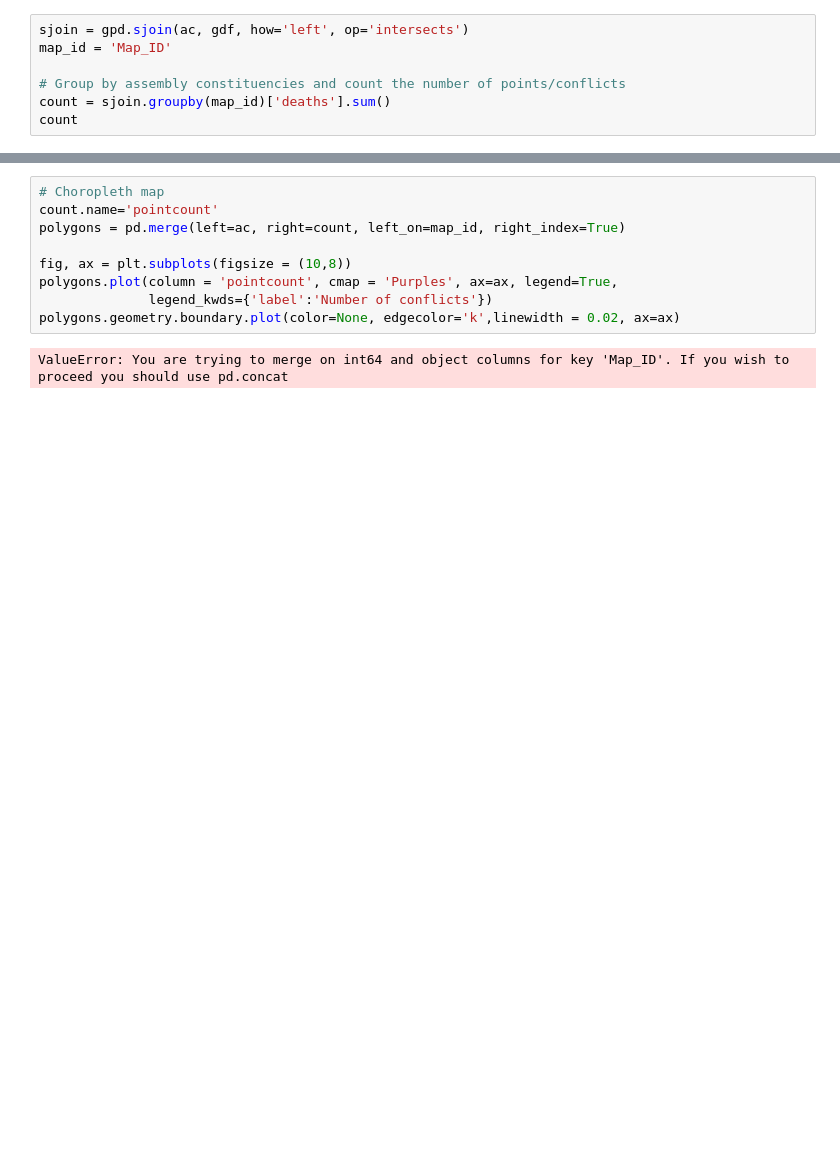
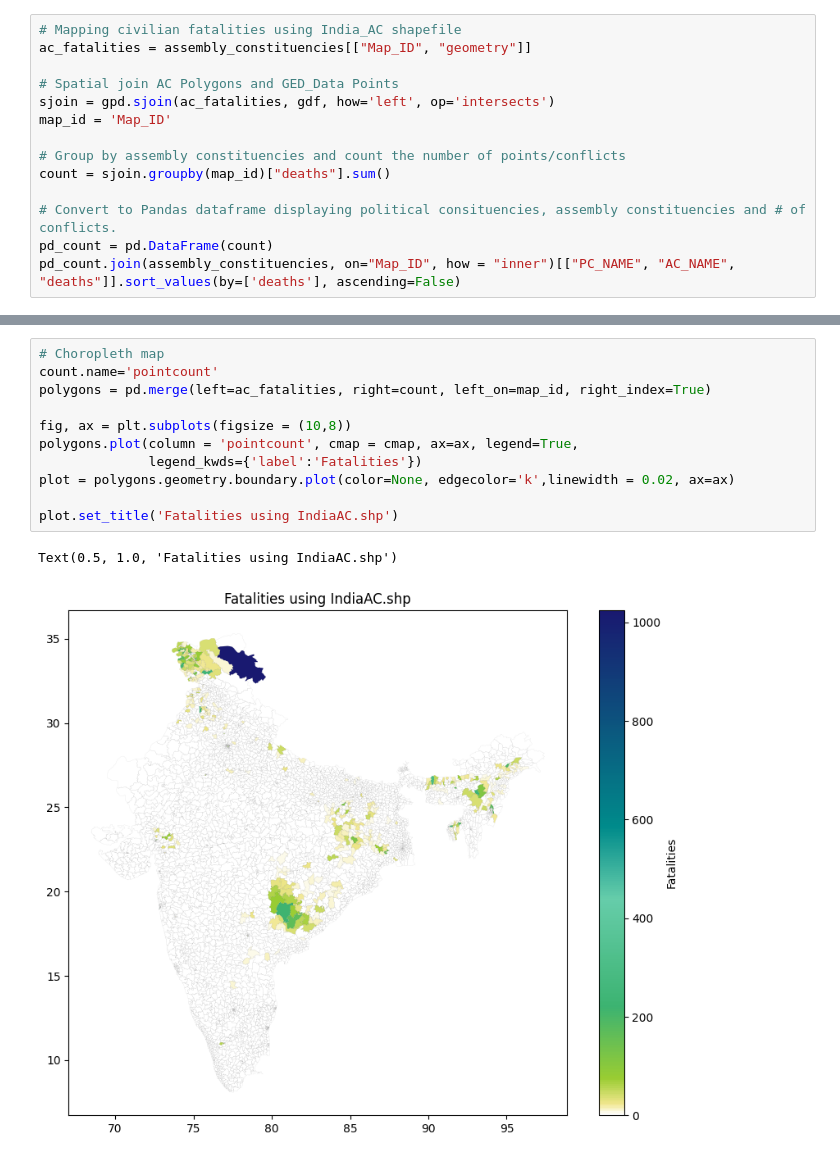
Before and after one commit to jonathanold/conflict-india, a Jupyter notebook: code/GED_choropleth.ipynb, the cells around one changed output, grey strips where cells are left out. Saved outputs shown, nothing was run; the diff lists cells and outputs as text; blank space fills up the shorter version.

```diff
--- a/code/GED_choropleth.ipynb
+++ b/code/GED_choropleth.ipynb
@@ -94,10 +126,17 @@ KeyError: "['GID_2'] not in index"
 # %%
-sjoin = gpd.sjoin(ac, gdf, how='left', op='intersects')
+# Mapping civilian fatalities using India_AC shapefile
+ac_fatalities = assembly_constituencies[["Map_ID", "geometry"]]
+
+# Spatial join AC Polygons and GED_Data Points
+sjoin = gpd.sjoin(ac_fatalities, gdf, how='left', op='intersects')
 map_id = 'Map_ID'
 
 # Group by assembly constituencies and count the number of points/conflicts
-count = sjoin.groupby(map_id)['deaths'].sum()
-count
+count = sjoin.groupby(map_id)["deaths"].sum()
+
+# Convert to Pandas dataframe displaying political consituencies, assembly constituencies and # of conflicts.
+pd_count = pd.DataFrame(count)
+pd_count.join(assembly_constituencies, on="Map_ID", how = "inner")[["PC_NAME", "AC_NAME", "deaths"]].sort_values(by=['deaths'], ascending=False)
 # %% [output]
 Use `to_crs()` to reproject one of the input geometries to match the CRS of the other.
 
@@ -121,11 +170,14 @@ Name: deaths, Length: 4169, dtype: float64
 # %%
 # Choropleth map
 count.name='pointcount'
-polygons = pd.merge(left=ac, right=count, left_on=map_id, right_index=True)
+polygons = pd.merge(left=ac_fatalities, right=count, left_on=map_id, right_index=True)
 
 fig, ax = plt.subplots(figsize = (10,8))
-polygons.plot(column = 'pointcount', cmap = 'Purples', ax=ax, legend=True,
-              legend_kwds={'label':'Number of conflicts'})
-polygons.geometry.boundary.plot(color=None, edgecolor='k',linewidth = 0.02, ax=ax)
+polygons.plot(column = 'pointcount', cmap = cmap, ax=ax, legend=True,
+              legend_kwds={'label':'Fatalities'})
+plot = polygons.geometry.boundary.plot(color=None, edgecolor='k',linewidth = 0.02, ax=ax)
+
+plot.set_title('Fatalities using IndiaAC.shp')
 # %% [output]
-ValueError: You are trying to merge on int64 and object columns for key 'Map_ID'. If you wish to proceed you should use pd.concat
+Text(0.5, 1.0, 'Fatalities using IndiaAC.shp')
+[figure, added]
```
Also changed, not shown: parts of 10 cells of this notebook, 1 other file.
